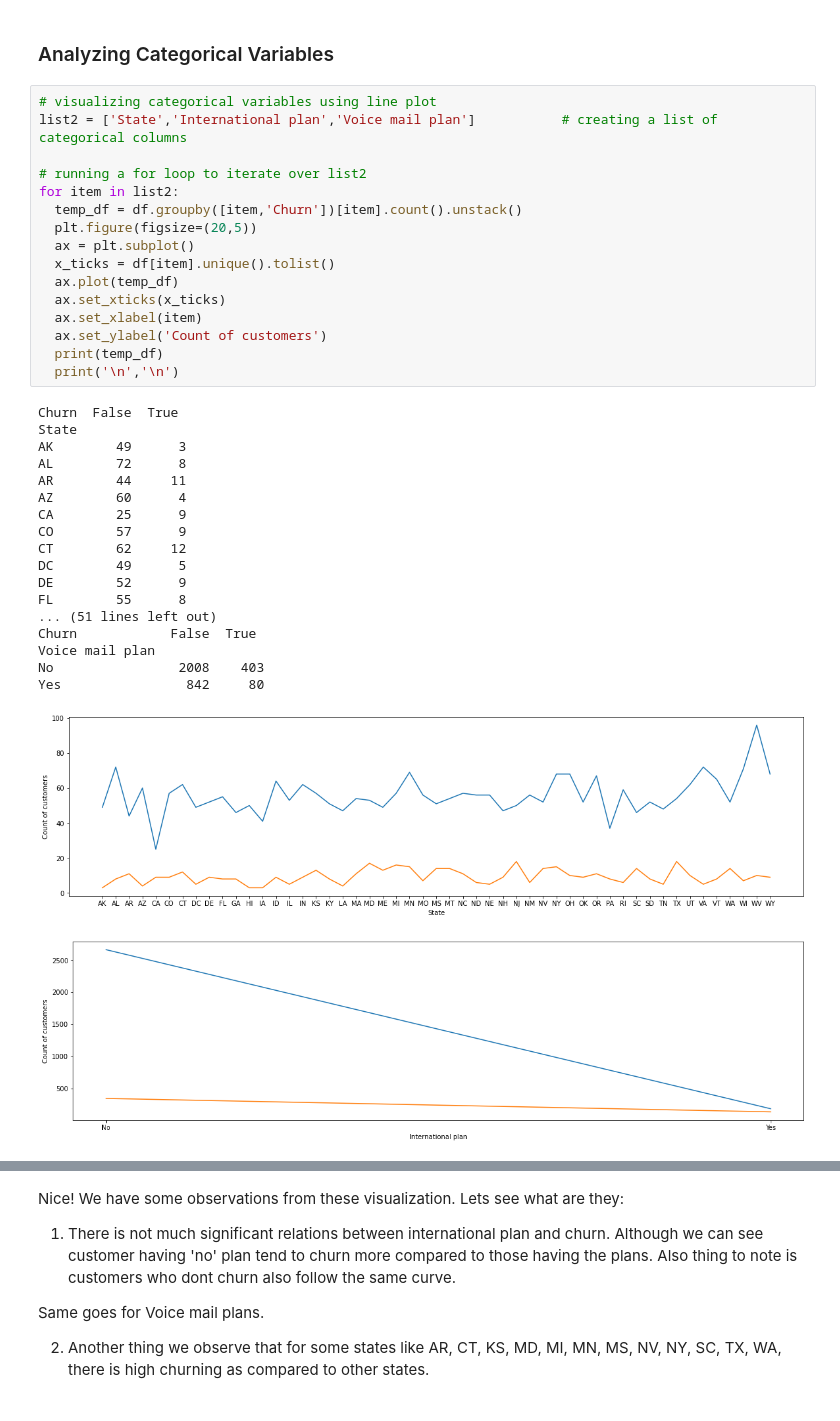
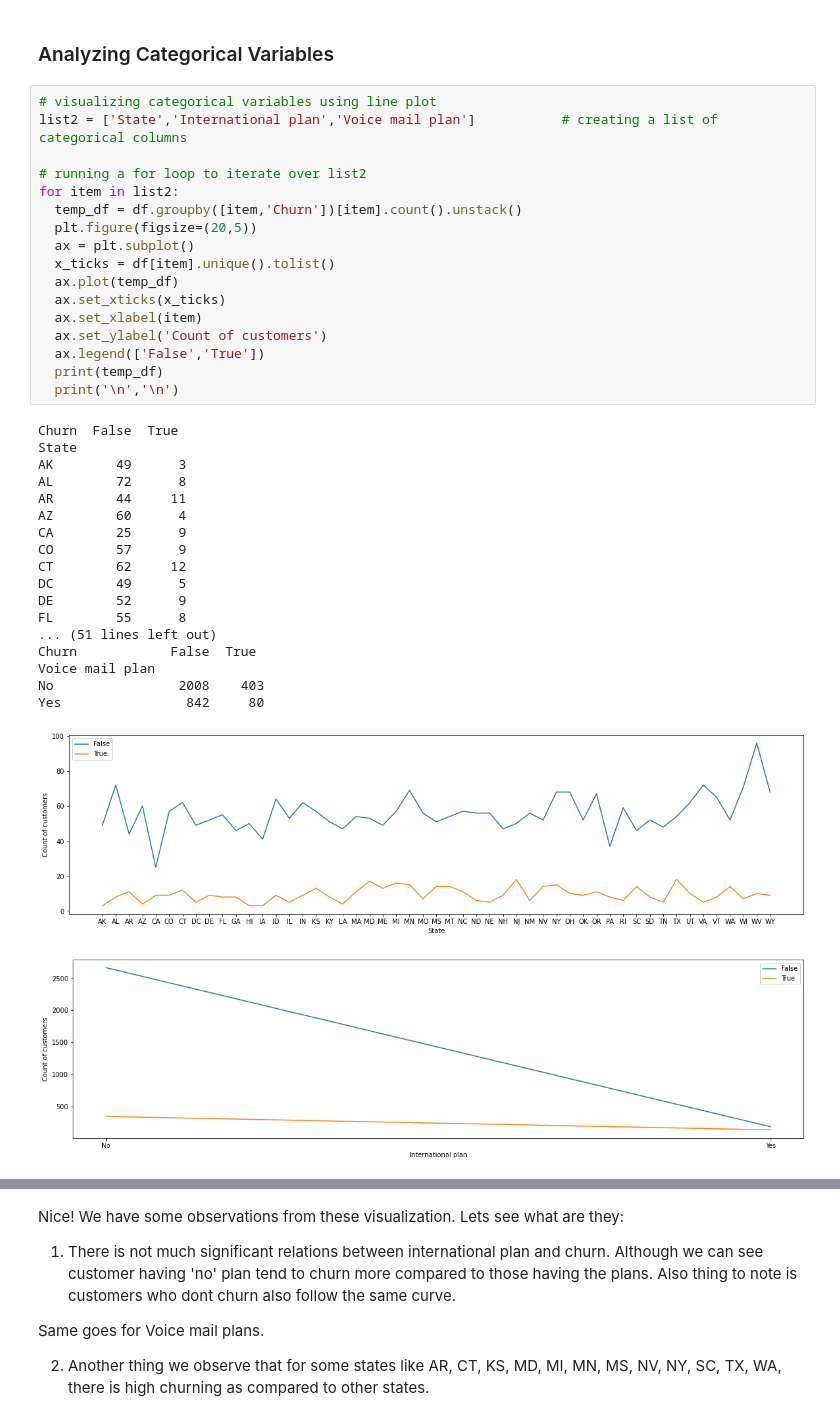
Before and after one commit to avilashsrivastava/Telecom-Churn-Analysis, a Jupyter notebook: Individual_Final_notebook.ipynb, the cells around one changed output, grey strips where cells are left out. Cells and saved outputs as stored; diff of their text form.

```diff
--- a/Individual_Final_notebook.ipynb
+++ b/Individual_Final_notebook.ipynb
@@ -449,32 +449,33 @@ list2 = ['State','International plan','Voice mail plan']           # creating a
 # running a for loop to iterate over list2
 for item in list2:
   temp_df = df.groupby([item,'Churn'])[item].count().unstack()
   plt.figure(figsize=(20,5))
   ax = plt.subplot()
   x_ticks = df[item].unique().tolist()
   ax.plot(temp_df)
   ax.set_xticks(x_ticks)
   ax.set_xlabel(item)
   ax.set_ylabel('Count of customers')
+  ax.legend(['False','True'])
   print(temp_df)
   print('\n','\n')
 # %% [output]
 Churn  False  True
 State
 AK        49      3
 AL        72      8
 AR        44     11
 AZ        60      4
 CA        25      9
 CO        57      9
 CT        62     12
 DC        49      5
 DE        52      9
 FL        55      8
 ... (51 lines left out)
 Churn            False  True
 Voice mail plan
 No                2008    403
 Yes                842     80
-[figure, old version]
+[figure, new version]
-[figure, old version]
+[figure, new version]
```
Also changed, not shown: parts of 3 cells of this notebook.
